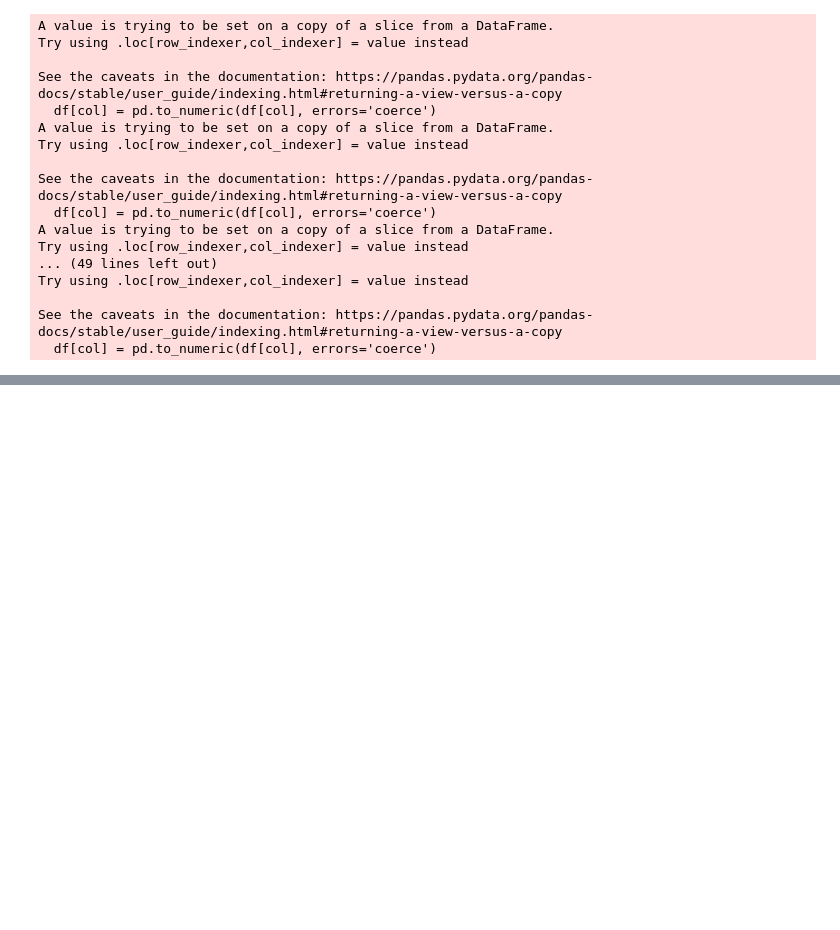
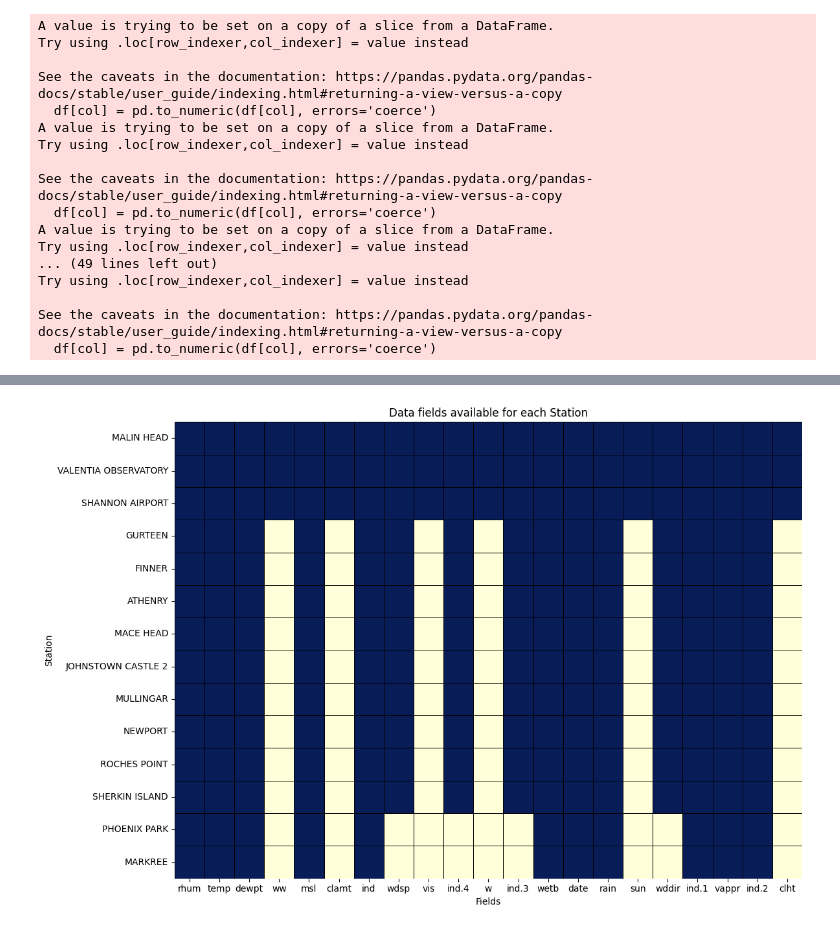
Before and after one commit to DaraGolden/Renewables-predictions, a Jupyter notebook: met_eireann_data_processing.ipynb, the cells around one changed output, grey strips where cells are left out. Saved outputs shown, nothing was run; the diff lists cells and outputs as text; code cells hidden in the pictures; blank space fills up the shorter version.

```diff
--- a/met_eireann_data_processing.ipynb
+++ b/met_eireann_data_processing.ipynb
@@ -66,16 +60,3 @@ hly1775.csv JOHNSTOWN CASTLE 2 Latitude:52.298 Longitude: -6.497 62 M (193344, 1
 hly1475.csv GURTEEN Latitude:53.035 Longitude: -8.009 75 M (154224, 15)
 hly775.csv SHERKIN ISLAND Latitude:51.476 Longitude: -9.428 21 M (187056, 15)
 hly1075.csv ROCHES POINT Latitude:51.793 Longitude: -8.244 40 M (592127, 15)
-# %%
-# Check all of the column titles from each file to see if they are consistent
-columns = {}
-for df_list in dfs:
-    df = df_list[0]
-
-    print(df_list[1:],len(df.columns), df.columns)
-#     for col in df.columns:
-#         if col not in columns:
-#             columns[col] = 0
-#         columns[col] += 1
-
-# columns
@@ -119,7 +65,7 @@ for df_list in dfs:
 # Add station name at the start and save station metadata in a separate csv file.
 # Convert rain, temp, wetb, dewpt, vappr, rhum, msl, wdsp, wddir, sun, vis, clht, clamt to float values if they are columns in the dataframe
 # If there are any non float values in these columns (e.g ' ' or '---') convert them to NaN
-# Save cleaned data to new csv files in a new folder titled cleaned_data and file name as station_name.csv
+# Save cleaned data to new csv files in a new folder titled cleaned and file name as station_name.csv
 
 
 from datetime import datetime
@@ -138,17 +84,17 @@ for df_list in dfs:
         if col in df.columns:
             df[col] = pd.to_numeric(df[col], errors='coerce')
 
-    if not os.path.exists('met_eireann_data/cleaned_data'):
-        os.makedirs('met_eireann_data/cleaned_data')
+    if not os.path.exists('met_eireann_data/cleaned'):
+        os.makedirs('met_eireann_data/cleaned')
 
     # write additional metadata to a separate txt file with the same name as the csv file
-    with open(f'met_eireann_data/cleaned_data/{station_name}_metadata.txt', 'w') as f:
+    with open(f'met_eireann_data/cleaned/{station_name}_metadata.txt', 'w') as f:
         f.write(f'Station Name: {station_name}\n')
         f.write(f'Latitude: {Latitude}\n')
         f.write(f'Longitude: {Longitude}\n')
         f.write(f'Station Height: {Station_Height}\n')
 
-    df.to_csv(f'met_eireann_data/cleaned_data/{station_name}.csv', index=False)
+    df.to_csv(f'met_eireann_data/cleaned/{station_name}.csv', index=False)
 
 # 21 Index(['date', 'ind', 'rain', 'ind.1', 'temp', 'ind.2', 'wetb', 'dewpt',
 #        'vappr', 'rhum', 'msl', 'ind.3', 'wdsp', 'ind.4', 'wddir', 'ww', 'w',
@@ -177,0 +170,13 @@ See the caveats in the documentation: https://pandas.pydata.org/pandas-docs/stab
+# %%
+import matplotlib.pyplot as plt
+import seaborn as sns
+
+plt.figure(figsize=(12,8))
+sns.heatmap(columns_present_df, cmap='YlGnBu', cbar=False, linewidths=0.5, linecolor='black')
+plt.title('Data fields available for each Station')
+plt.xlabel('Fields')
+plt.ylabel('Station')
+plt.tight_layout()
+plt.show()
+# %% [output]
+[figure, added]
```
Also changed, not shown: parts of 5 cells of this notebook, 1 other file.
